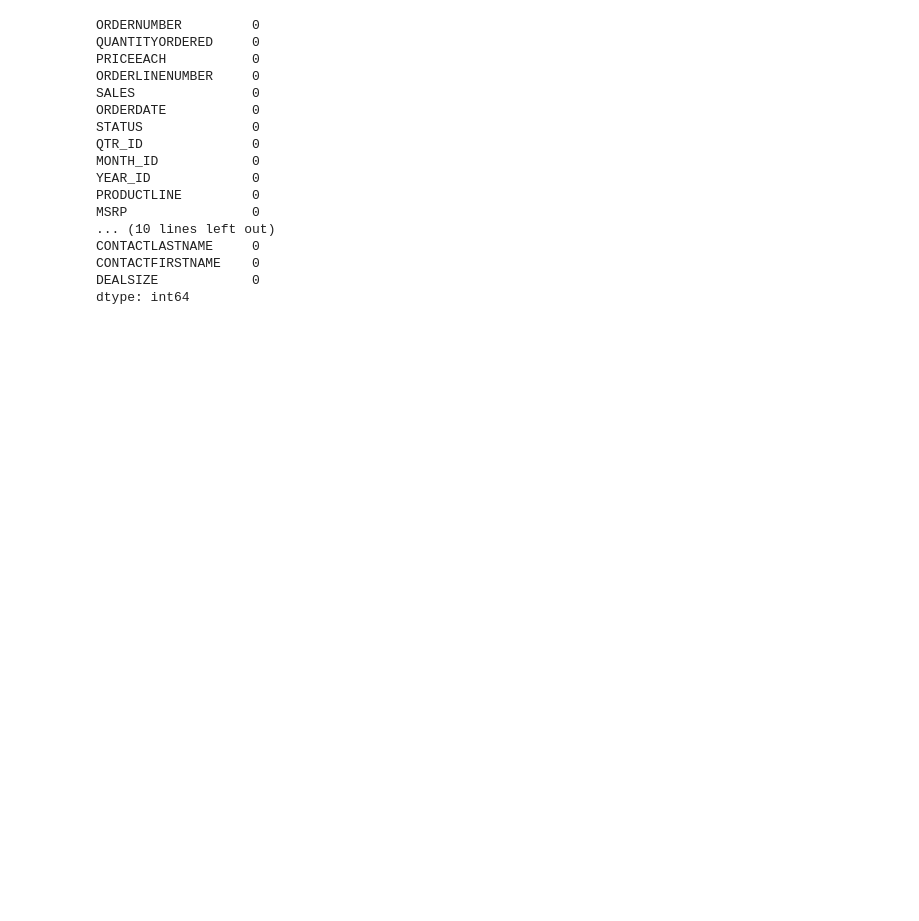
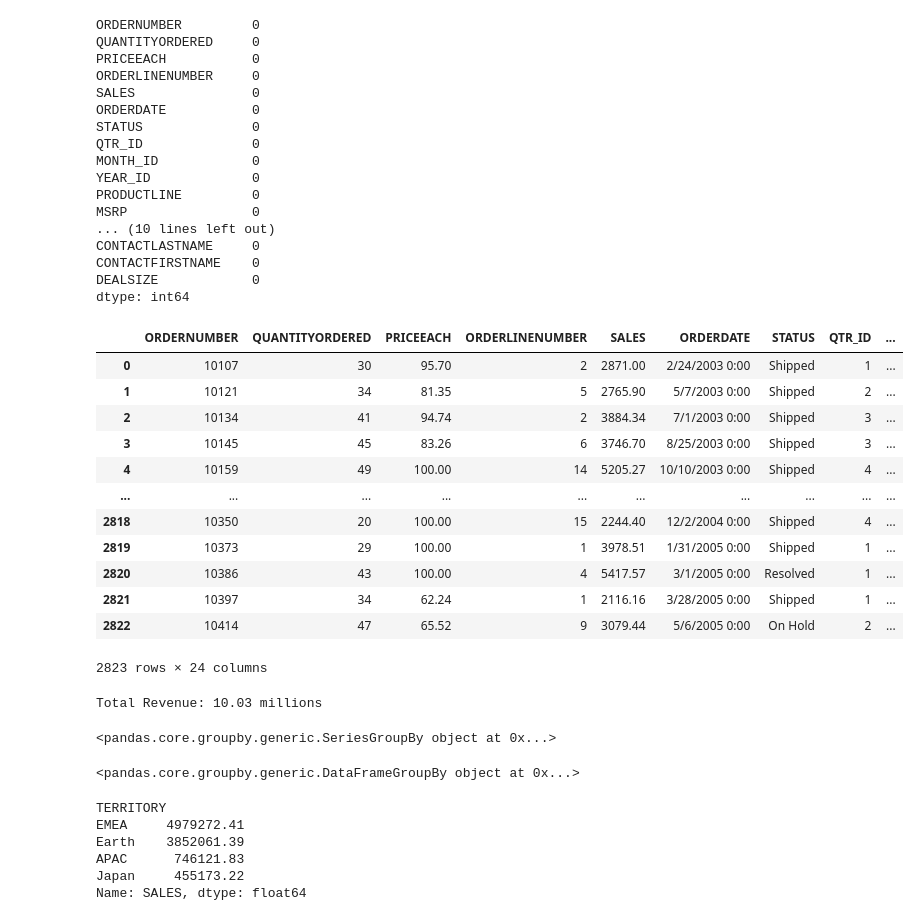
Before and after one commit to Farseel/Project1, a Jupyter notebook: project2.ipynb, the cells around one changed output. Drawn from its saved outputs; the diff is of its cells as text; code cells hidden in the pictures; blank space fills up the shorter version.

```diff
--- a/project2.ipynb
+++ b/project2.ipynb
@@ -35,3 +35,44 @@ CONTACTLASTNAME     0
 CONTACTFIRSTNAME    0
 DEALSIZE            0
 dtype: int64
+# %%
+df.drop("POSTALCODE",axis=1)
+# %% [output]
+|  | ORDERNUMBER | QUANTITYORDERED | PRICEEACH | ORDERLINENUMBER | SALES | ORDERDATE | STATUS | QTR_ID | ... |
+| 0 | 10107 | 30 | 95.70 | 2 | 2871.00 | 2/24/2003 0:00 | Shipped | 1 | ... |
+| 1 | 10121 | 34 | 81.35 | 5 | 2765.90 | 5/7/2003 0:00 | Shipped | 2 | ... |
+| 2 | 10134 | 41 | 94.74 | 2 | 3884.34 | 7/1/2003 0:00 | Shipped | 3 | ... |
+| 3 | 10145 | 45 | 83.26 | 6 | 3746.70 | 8/25/2003 0:00 | Shipped | 3 | ... |
+| 4 | 10159 | 49 | 100.00 | 14 | 5205.27 | 10/10/2003 0:00 | Shipped | 4 | ... |
+| ... | ... | ... | ... | ... | ... | ... | ... | ... | ... |
+| 2818 | 10350 | 20 | 100.00 | 15 | 2244.40 | 12/2/2004 0:00 | Shipped | 4 | ... |
+| 2819 | 10373 | 29 | 100.00 | 1 | 3978.51 | 1/31/2005 0:00 | Shipped | 1 | ... |
+| 2820 | 10386 | 43 | 100.00 | 4 | 5417.57 | 3/1/2005 0:00 | Resolved | 1 | ... |
+| 2821 | 10397 | 34 | 62.24 | 1 | 2116.16 | 3/28/2005 0:00 | Shipped | 1 | ... |
+| 2822 | 10414 | 47 | 65.52 | 9 | 3079.44 | 5/6/2005 0:00 | On Hold | 2 | ... |
+2823 rows × 24 columns
+# %%
+total_revenue=df["SALES"].sum()/1000000
+total_revenue=total_revenue.round(2)
+print(f"Total Revenue: {total_revenue} millions")
+# %% [output]
+Total Revenue: 10.03 millions
+# %%
+df.groupby("TERRITORY")["SALES"]
+# %% [output]
+<pandas.core.groupby.generic.SeriesGroupBy object at 0x...>
+# %%
+total_sales = df.groupby("TERRITORY")
+print(total_sales)
+# %% [output]
+<pandas.core.groupby.generic.DataFrameGroupBy object at 0x...>
+# %%
+total_sales = df.groupby("TERRITORY")["SALES"].sum().sort_values(ascending=False)
+print(total_sales)
+# %% [output]
+TERRITORY
+EMEA     4979272.41
+Earth    3852061.39
+APAC      746121.83
+Japan     455173.22
+Name: SALES, dtype: float64
```
Also changed, not shown: parts of 29 cells of this notebook.
